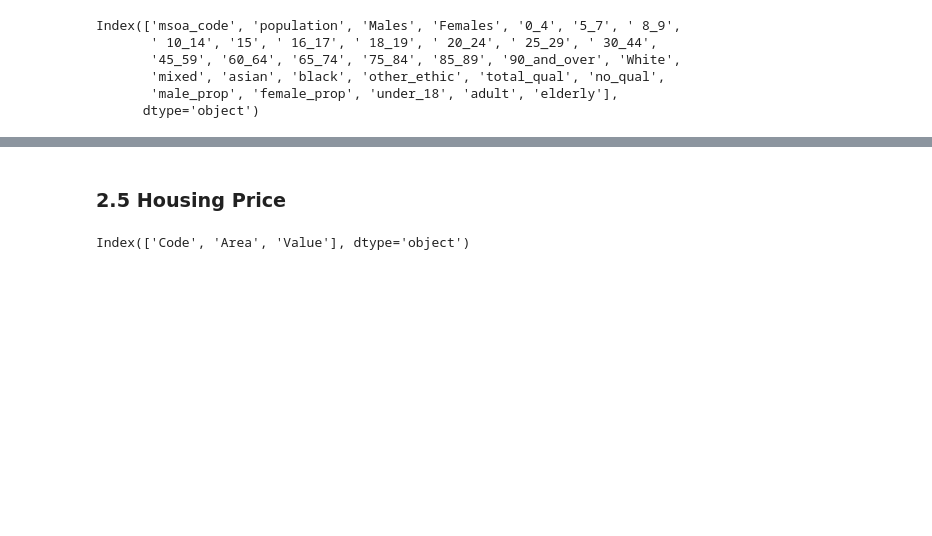
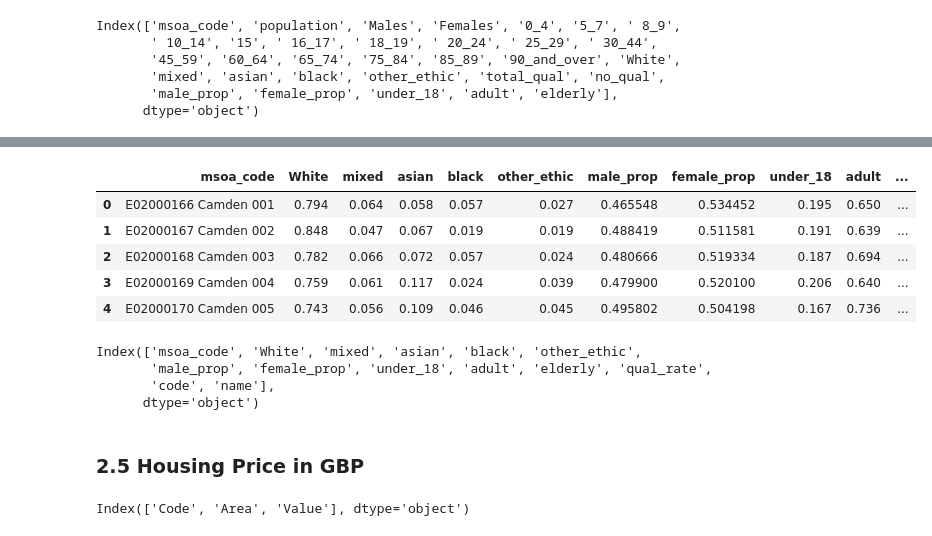
Before and after one commit to ZacharyP-E/qm_group25, a Jupyter notebook: qm_group_code.ipynb, the cells around one changed output, grey strips where cells are left out. Drawn from its saved outputs; the diff is of its cells as text; code cells hidden in the pictures; blank space fills up the shorter version.

```diff
--- a/qm_group_code.ipynb
+++ b/qm_group_code.ipynb
@@ -290,5 +290,30 @@ demographic.head(5)
+# %%
+# change proportion figure to decimal point
+
+demographic['White'] = demographic['White']/100
+demographic['mixed'] = demographic['mixed']/100
+demographic['asian'] = demographic['asian']/100
+demographic['black'] = demographic['black']/100
+demographic['other_ethic'] = demographic['other_ethic']/100
+demographic.head(5)
+# %% [output]
+|  | msoa_code | White | mixed | asian | black | other_ethic | male_prop | female_prop | under_18 | adult | ... |
+| 0 | E02000166 Camden 001 | 0.794 | 0.064 | 0.058 | 0.057 | 0.027 | 0.465548 | 0.534452 | 0.195 | 0.650 | ... |
+| 1 | E02000167 Camden 002 | 0.848 | 0.047 | 0.067 | 0.019 | 0.019 | 0.488419 | 0.511581 | 0.191 | 0.639 | ... |
+| 2 | E02000168 Camden 003 | 0.782 | 0.066 | 0.072 | 0.057 | 0.024 | 0.480666 | 0.519334 | 0.187 | 0.694 | ... |
+| 3 | E02000169 Camden 004 | 0.759 | 0.061 | 0.117 | 0.024 | 0.039 | 0.479900 | 0.520100 | 0.206 | 0.640 | ... |
+| 4 | E02000170 Camden 005 | 0.743 | 0.056 | 0.109 | 0.046 | 0.045 | 0.495802 | 0.504198 | 0.167 | 0.736 | ... |
+# %%
+demographic['msoa_code'] = demographic['msoa_code'].apply(str)
+demographic[['code', 'name']] = demographic['msoa_code'].str.split(' ', 1, expand=True)
+demographic.columns
+# %% [output]
+Index(['msoa_code', 'White', 'mixed', 'asian', 'black', 'other_ethic',
+       'male_prop', 'female_prop', 'under_18', 'adult', 'elderly', 'qual_rate',
+       'code', 'name'],
+      dtype='object')
 # %% [markdown]
-### 2.5 Housing Price
+### 2.5 Housing Price in GBP
 # %%
 house_price = pd.read_csv('https://raw.githubusercontent.com/ZacharyP-E/qm_group25/main/data/msoa/average_house_prices_msoa.csv')
 house_price.columns
```
Also changed, not shown: parts of 6 cells of this notebook.
